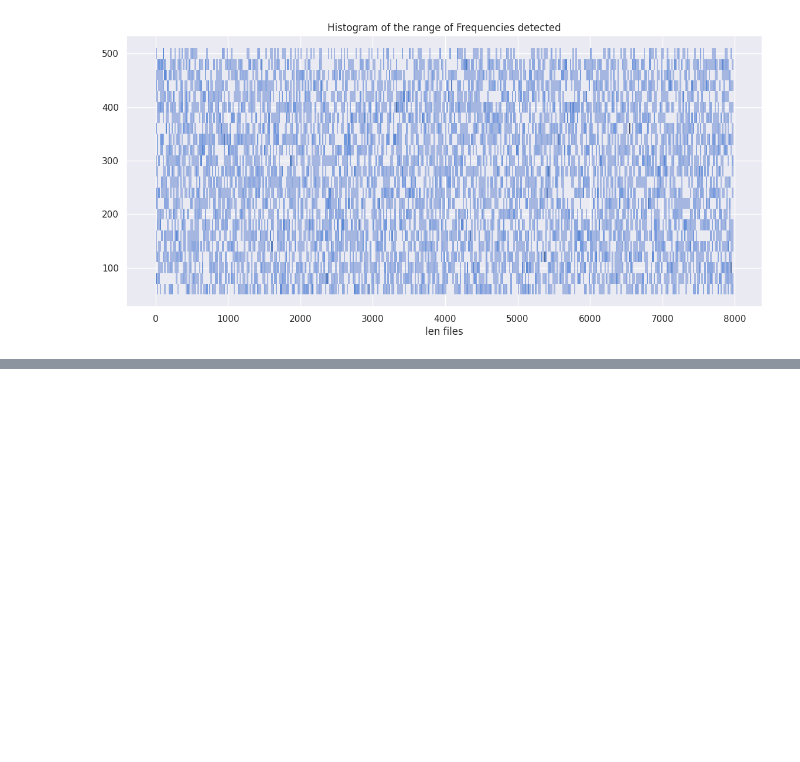
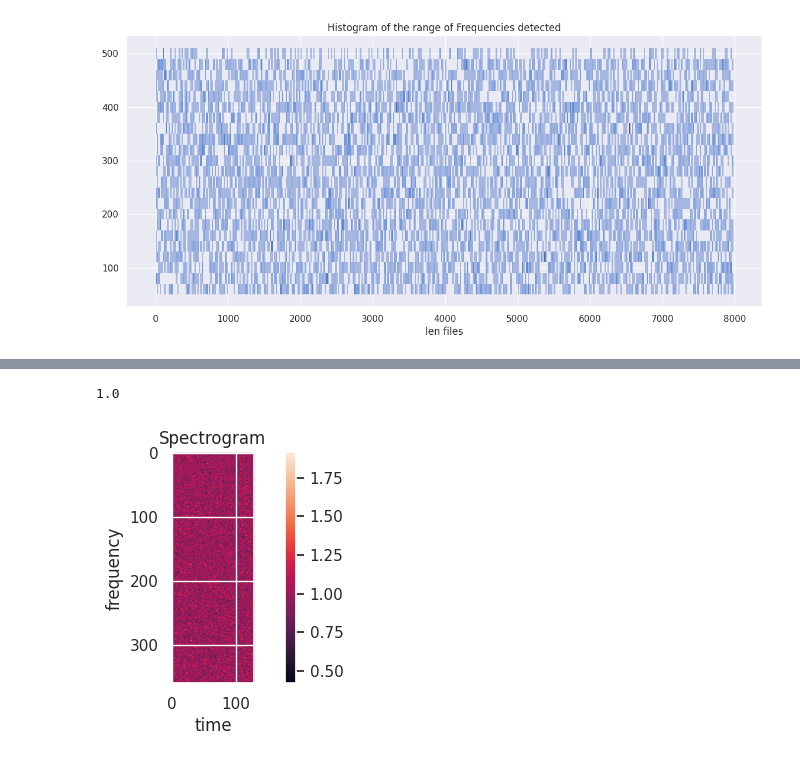
Before and after one commit to bezbahen0/g2net, a Jupyter notebook: notebooks/EDA.ipynb, the cells around one changed output, grey strips where cells are left out. Cells and saved outputs as stored; diff of their text form; code cells hidden in the pictures; blank space fills up the shorter version.

```diff
--- a/notebooks/EDA.ipynb
+++ b/notebooks/EDA.ipynb
@@ -101,0 +161,17 @@ plt.show()
+# %%
+df = pd.read_csv("../data/processed/train_labels.csv")
+dataset = Dataset(TRAIN_PROCESSED_PATH, df)
+img, y = dataset[50]
+
+
+print(y)
+plt.figure(figsize=(8, 3))
+plt.title('Spectrogram')
+plt.xlabel('time')
+plt.ylabel('frequency')
+plt.imshow(img[0, 0:360])
+plt.colorbar()
+plt.show()
+# %% [output]
+1.0
+[figure, added]
```
Also changed, not shown: parts of 11 cells of this notebook, 5 other files.
